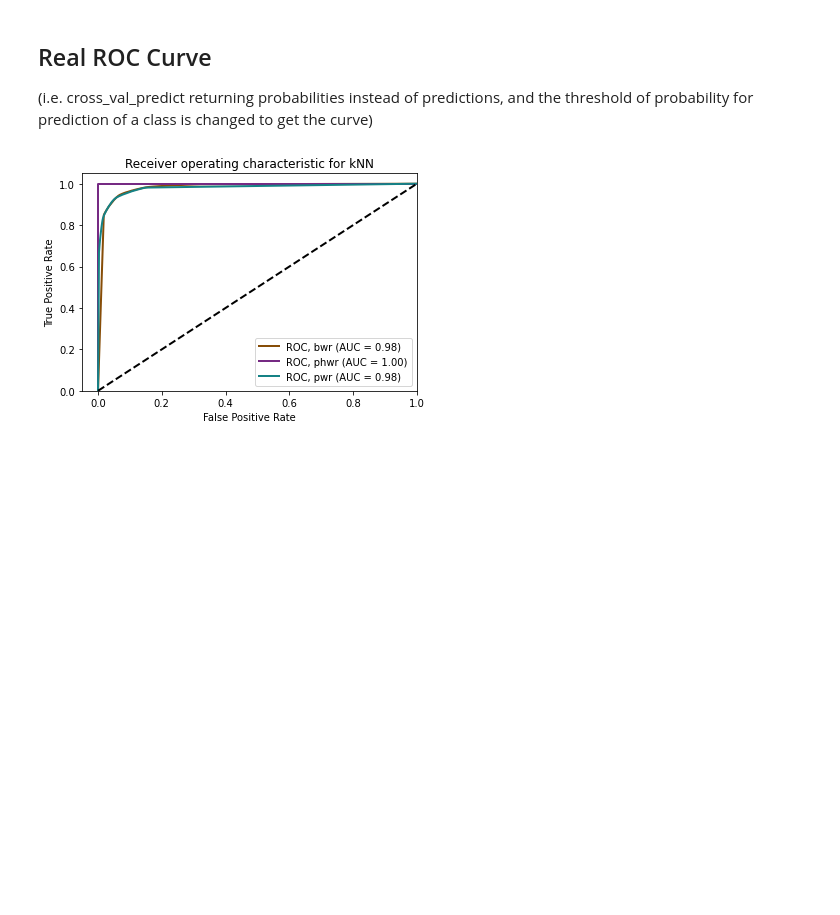
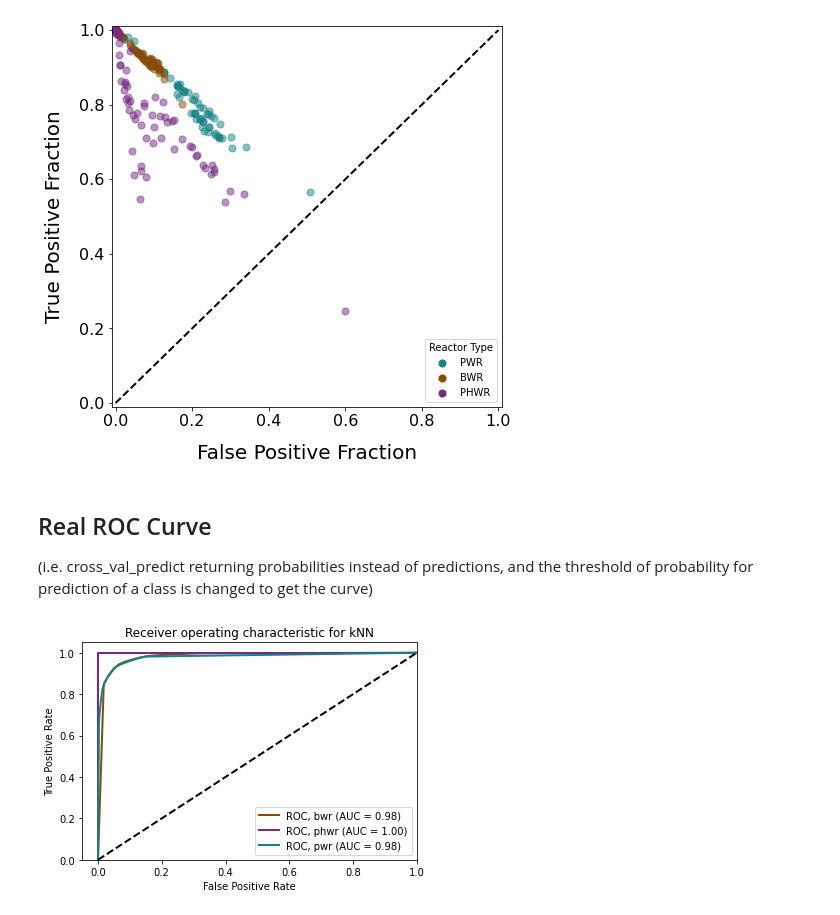
Before and after one commit to opotowsky/process_results, a Jupyter notebook: roc.ipynb, the cells around one changed output. Drawn from its saved outputs; the diff is of its cells as text; code cells hidden in the pictures; blank space fills up the shorter version.

```diff
--- a/roc.ipynb
+++ b/roc.ipynb
@@ -12,0 +15,4 @@ with open('color_palette.txt', 'r') as file:
+# %%
+pklname = '/mnt/researchdrive/BOX_INTERNAL/opotowsky/processed_results/confusion_matrices_all_detectors.pkl'
+with open(pklname, 'rb') as pkl:
+    results = pickle.load(pkl)
@@ -12,0 +28,21 @@ with open('color_palette.txt', 'r') as file:
+# %%
+idcol = []
+rcol = []
+fpcol = []
+tpcol = []
+for det in dets:
+    for enlist in ens:
+        for i, alg in enumerate(algs):
+            cm = results[det][enlist][i]
+            FP = cm.sum(axis=0) - np.diag(cm)
+            TP = np.diag(cm)
+            for j, rxtr in enumerate(rxtrs):
+                idcol.append(det + '_' + enlist + '_' + alg)
+                rcol.append(rxtr)
+                fpcol.append(FP[j]/totals[j])
+                tpcol.append(TP[j]/totals[j])
+df = pd.DataFrame()
+df['ID'] = idcol
+df['RType'] = rcol
+df['FP'] = fpcol
+df['TP'] = tpcol
@@ -13,3 +58,24 @@ with open('color_palette.txt', 'r') as file:
+# %%
+fig, ax = plt.subplots(figsize=(7,7))
+ax.set_ylabel('True Positive Fraction', fontsize=20, labelpad=15)
+ax.set_xlabel('False Positive Fraction', fontsize=20, labelpad=15)
+rxtrs = ['pwr', 'bwr', 'phwr']
+lbls = ['PWR', 'BWR', 'PHWR']
+cdict = {'pwr' : colors['MTeal'],
+         'bwr' : colors['MBrwn'],
+         'phwr' : colors['MPurp']}
+for i, rxtr in enumerate(rxtrs):
+    sub = df.loc[df['RType'] == rxtr]
+    ax.scatter(sub['FP'], sub['TP'], c = cdict[rxtr], s = 50, alpha = 0.5, label=lbls[i])
+ax.plot([0, 1], [0, 1], 'k--', lw=2)
+ax.tick_params(labelsize=16)
+ax.set_xlim(-0.01, 1.01)
+ax.set_ylim(-0.01, 1.01)
+
+leg = ax.legend(loc='best', title='Reactor Type')
+for lh in leg.legendHandles: lh.set_alpha(1)
+# %% [output]
+[figure, added]
 # %% [markdown]
 ## Real ROC Curve
 (i.e. cross_val_predict returning probabilities instead of predictions, and the threshold of probability for prediction of a class is changed to get the curve)
```
Also changed, not shown: parts of 3 cells of this notebook, 1 other file.
